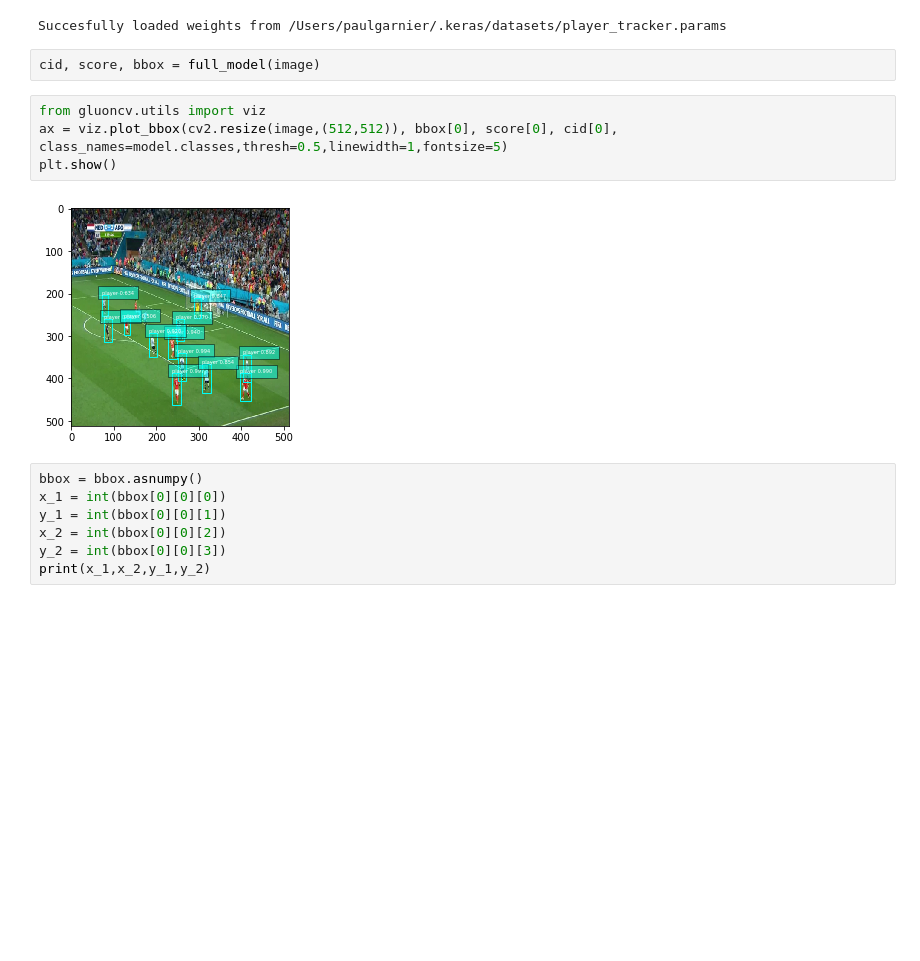
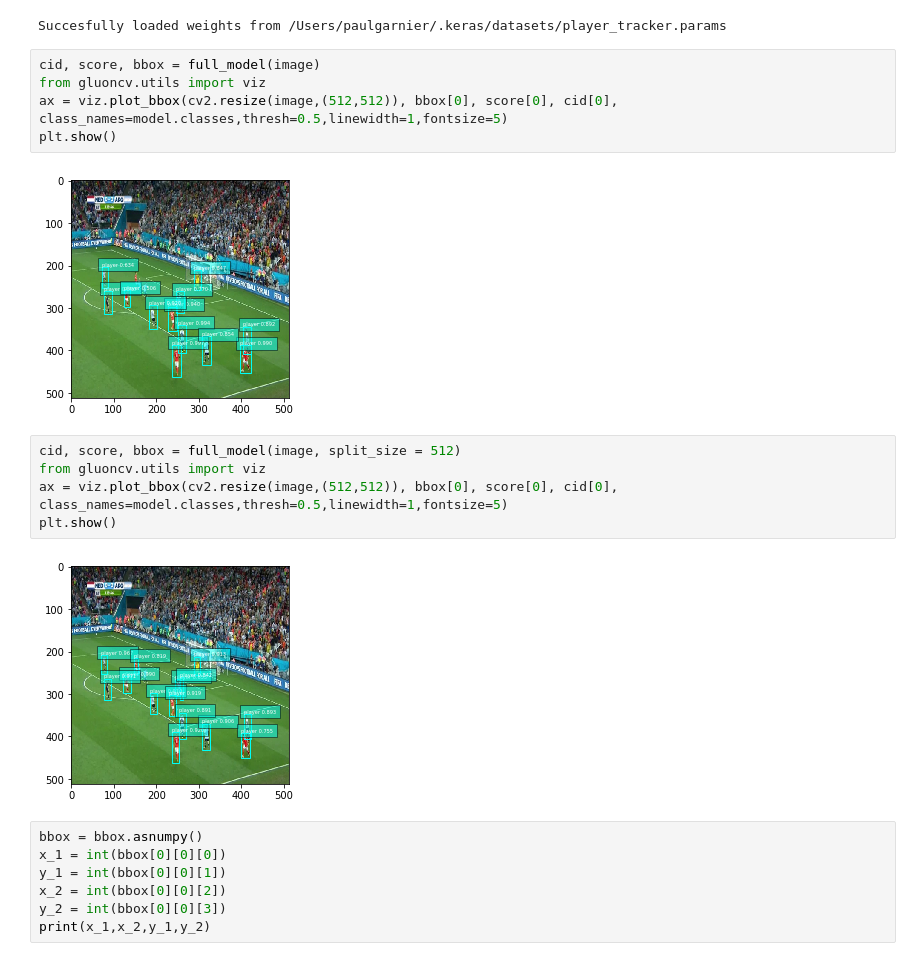
Before and after one commit to DonsetPG/narya, a Jupyter notebook: examples.ipynb, the cells around one changed output. Drawn from its saved outputs; the diff is of its cells as text; blank space fills up the shorter version.

```diff
--- a/examples.ipynb
+++ b/examples.ipynb
@@ -125,14 +132,20 @@ model = full_model.model
 preprocessing_fn = full_model.preprocessing
 # %% [output]
 Succesfully loaded weights from /Users/paulgarnier/.keras/datasets/player_tracker.params
-# %%
-cid, score, bbox = full_model(image)
 # %%
+cid, score, bbox = full_model(image)
 from gluoncv.utils import viz
 ax = viz.plot_bbox(cv2.resize(image,(512,512)), bbox[0], score[0], cid[0], class_names=model.classes,thresh=0.5,linewidth=1,fontsize=5)
 plt.show()
 # %% [output]
 [figure]
+# %%
+cid, score, bbox = full_model(image, split_size = 512)
+from gluoncv.utils import viz
+ax = viz.plot_bbox(cv2.resize(image,(512,512)), bbox[0], score[0], cid[0], class_names=model.classes,thresh=0.5,linewidth=1,fontsize=5)
+plt.show()
+# %% [output]
+[figure, added]
 # %%
 bbox = bbox.asnumpy()
 x_1 = int(bbox[0][0][0])
```
Also changed, not shown: parts of 15 cells of this notebook, 16 other files.
